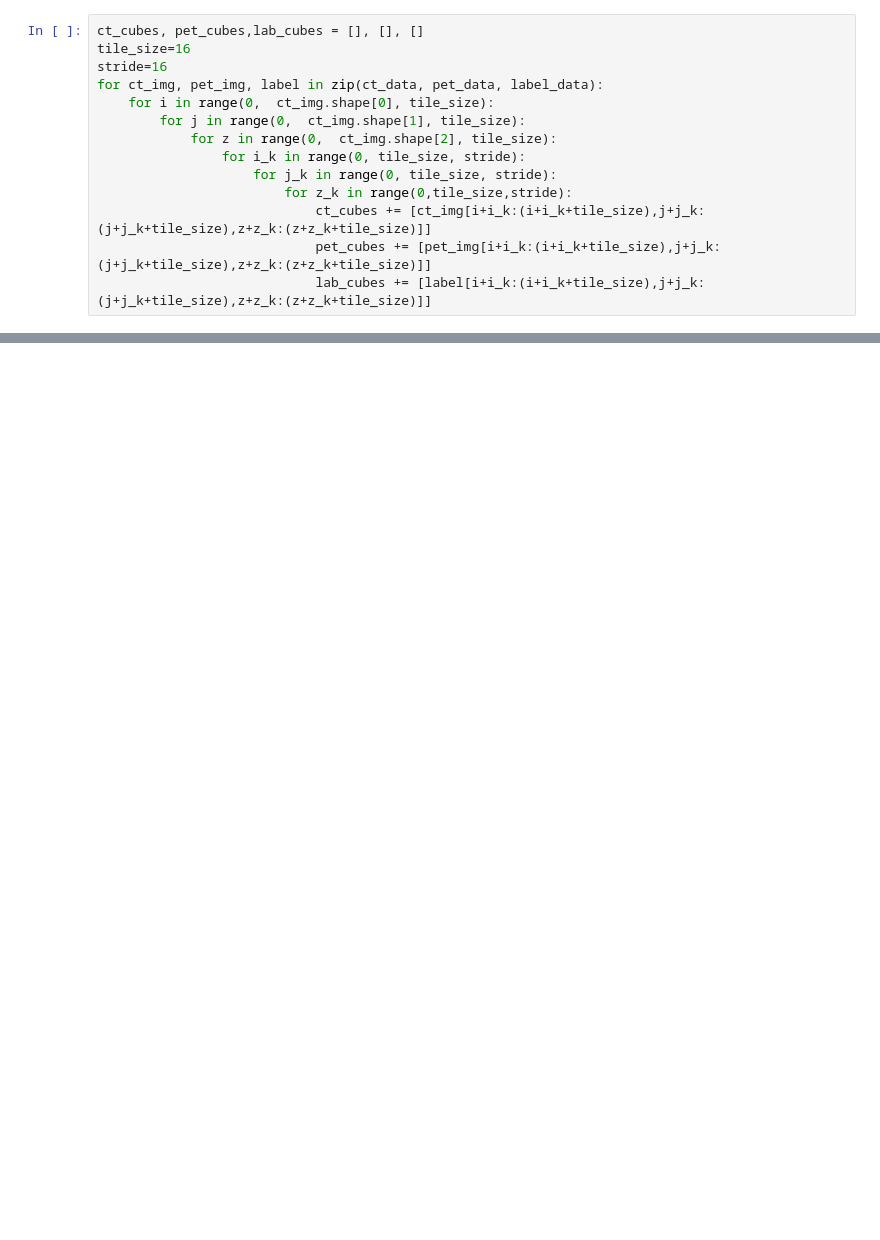
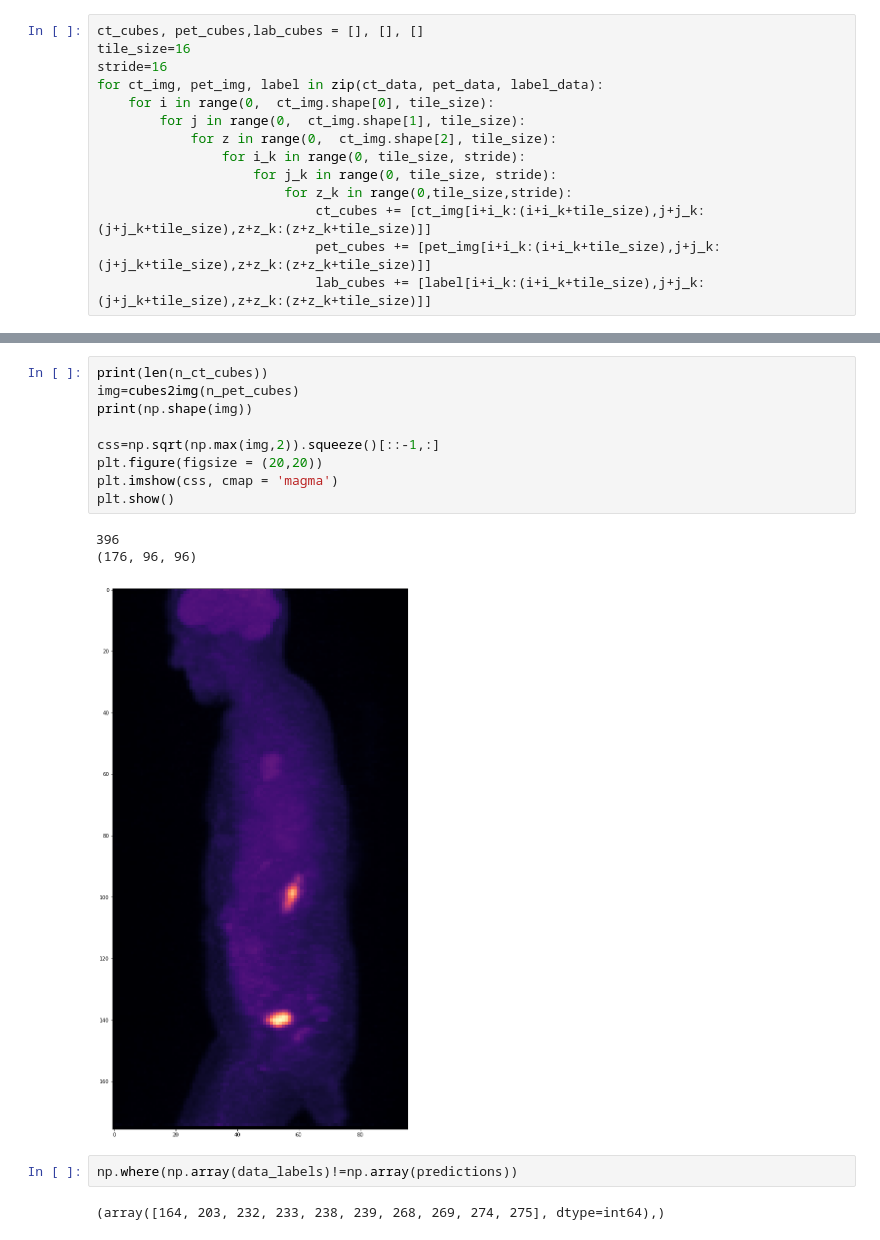
Before and after one commit to Himanshu-Kushwaha/Sarcoma, a Jupyter notebook: TestModel.ipynb, the cells around one changed output, grey strips where cells are left out. Drawn from its saved outputs; the diff is of its cells as text; blank space fills up the shorter version.

```diff
--- a/TestModel.ipynb
+++ b/TestModel.ipynb
@@ -98,0 +133,17 @@ print(len(n_ct_cubes))
+# %%
+print(len(n_ct_cubes))
+img=cubes2img(n_pet_cubes)
+print(np.shape(img))
+
+css=np.sqrt(np.max(img,2)).squeeze()[::-1,:]
+plt.figure(figsize = (20,20))
+plt.imshow(css, cmap = 'magma')
+plt.show()
+# %% [output]
+396
+(176, 96, 96)
+[figure, added]
+# %%
+np.where(np.array(data_labels)!=np.array(predictions))
+# %% [output]
+(array([164, 203, 232, 233, 238, 239, 268, 269, 274, 275], dtype=int64),)
```
Also changed, not shown: parts of 16 cells of this notebook, 6 other files.
